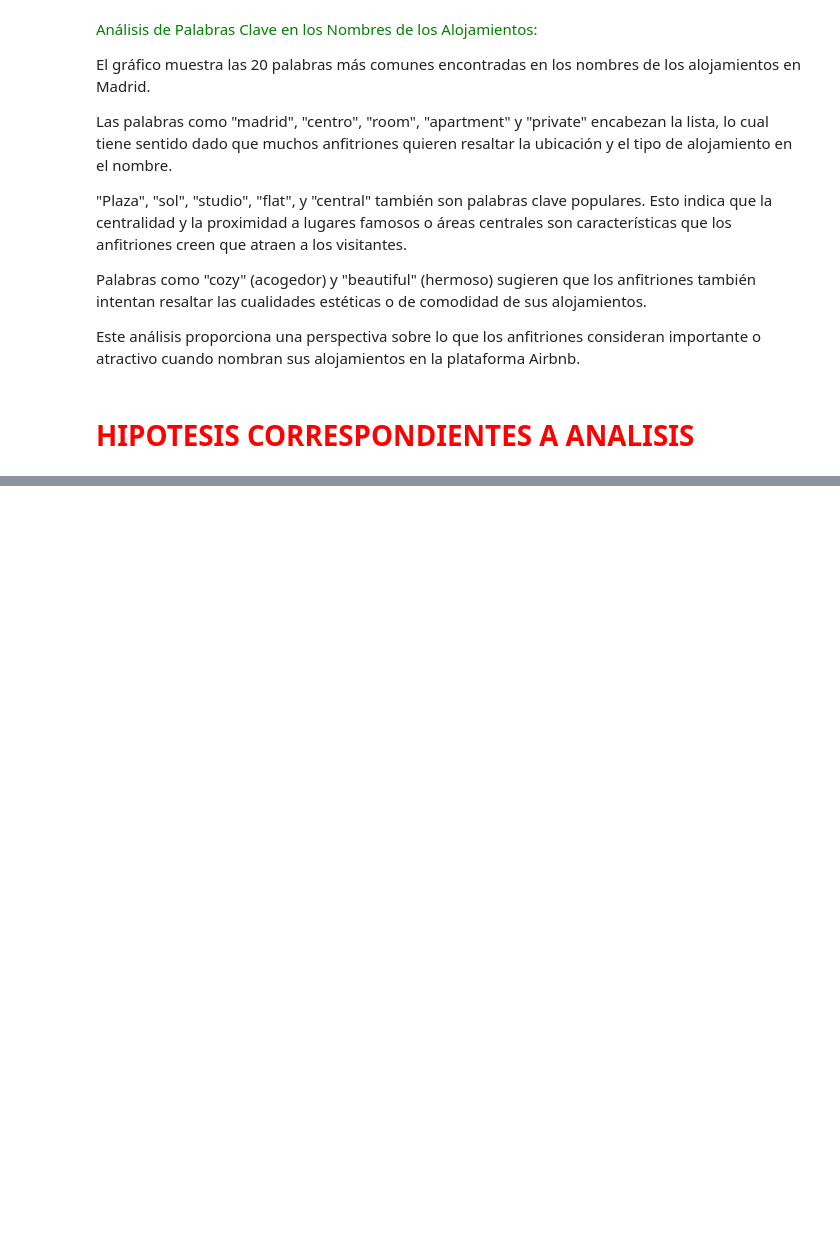
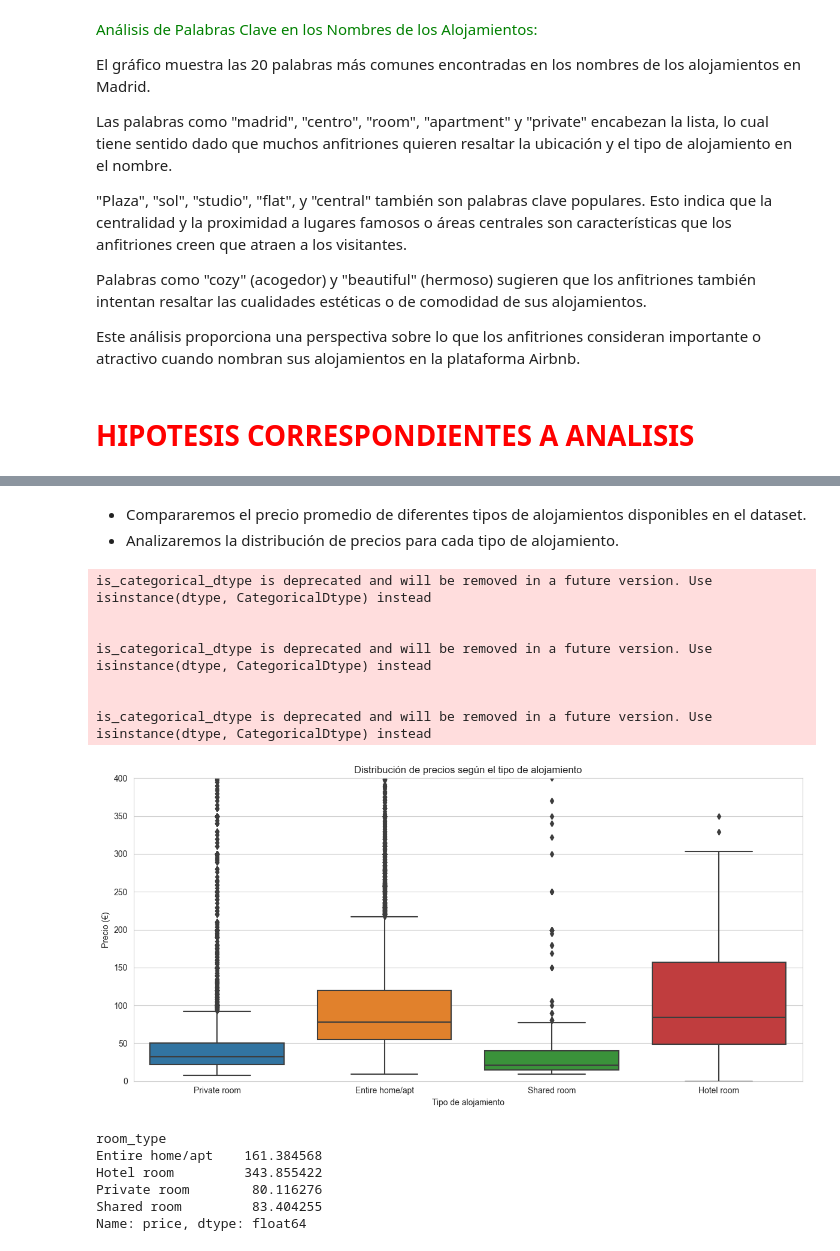
Before and after one commit to AI-School-F5-P2/Data_Analyst, a Jupyter notebook: Cities/Madrid.ipynb, the cells around one changed output, grey strips where cells are left out. Cells and saved outputs as stored; diff of their text form; code cells hidden in the pictures; blank space fills up the shorter version.

```diff
--- a/Cities/Madrid.ipynb
+++ b/Cities/Madrid.ipynb
@@ -844,0 +1200,9 @@ Este análisis proporciona una perspectiva sobre lo que los anfitriones consider
+# %%
+# Crear una columna para categorizar a los anfitriones
+df_madrid["host_listing_category"] = df_madrid["calculated_host_listings_count"].apply(lambda x: "Single Listing" if x == 1 else "Multiple Listings")
+
+# Comparar el precio promedio y el número promedio de reseñas entre las dos categorías de anfitriones
+average_price_by_category = df_madrid.groupby("host_listing_category")["price"].mean()
+average_reviews_by_category = df_madrid.groupby("host_listing_category")["number_of_reviews"].mean()
+
+average_price_by_category, average_reviews_by_category
@@ -844,0 +1244,33 @@ Este análisis proporciona una perspectiva sobre lo que los anfitriones consider
+# %% [markdown]
+- Compararemos el precio promedio de diferentes tipos de alojamientos disponibles en el dataset.
+- Analizaremos la distribución de precios para cada tipo de alojamiento.
+# %%
+# Comparar el precio promedio según el tipo de alojamiento
+average_price_by_room_type = df_madrid.groupby("room_type")["price"].mean()
+
+# Visualizar la distribución de precios para cada tipo de alojamiento
+plt.figure(figsize=(12, 6))
+sns.boxplot(x="room_type", y="price", data=df_madrid)
+plt.title("Distribución de precios según el tipo de alojamiento")
+plt.xlabel("Tipo de alojamiento")
+plt.ylabel("Precio (€)")
+plt.ylim(0, 400)  # Limitando el eje y para una mejor visualización
+plt.tight_layout()
+plt.show()
+
+average_price_by_room_type
+# %% [output]
+is_categorical_dtype is deprecated and will be removed in a future version. Use isinstance(dtype, CategoricalDtype) instead
+
+
+is_categorical_dtype is deprecated and will be removed in a future version. Use isinstance(dtype, CategoricalDtype) instead
+
+
+is_categorical_dtype is deprecated and will be removed in a future version. Use isinstance(dtype, CategoricalDtype) instead
+[figure, added]
+room_type
+Entire home/apt    161.384568
+Hotel room         343.855422
+Private room        80.116276
+Shared room         83.404255
+Name: price, dtype: float64
```
Also changed, not shown: parts of 56 cells of this notebook.
